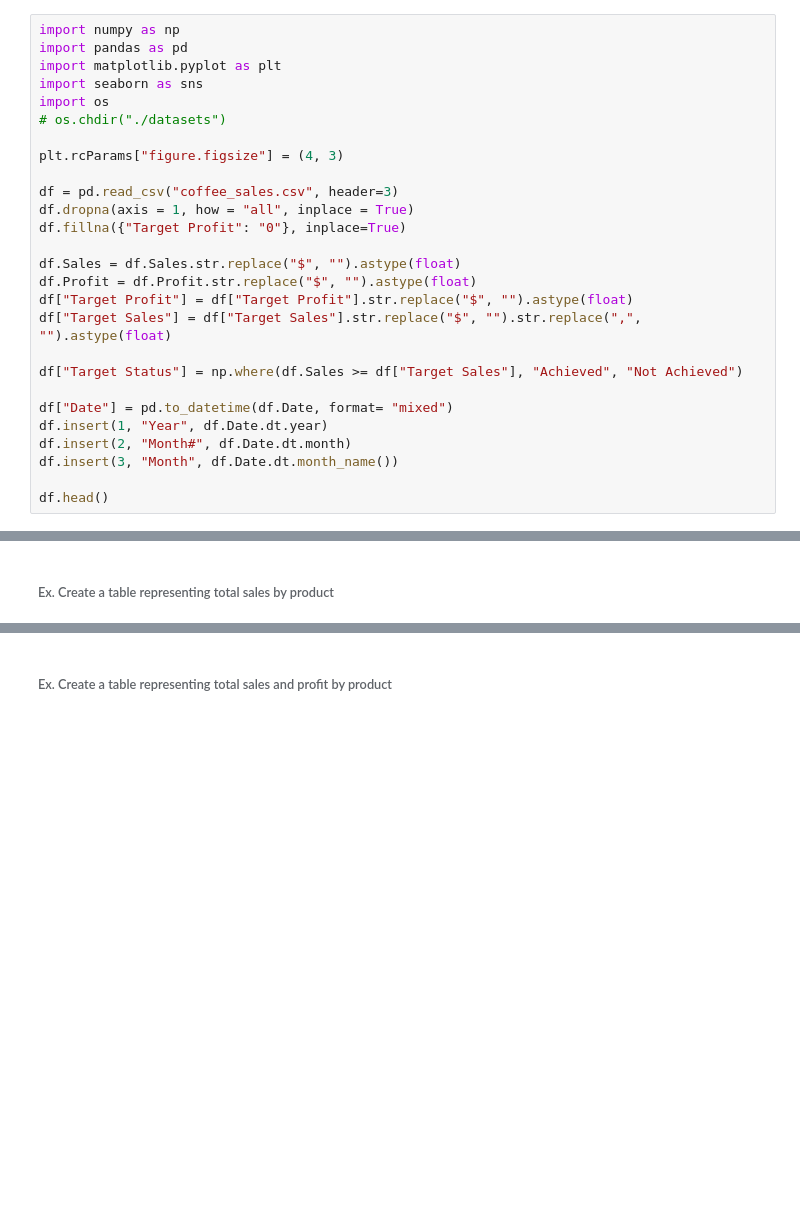
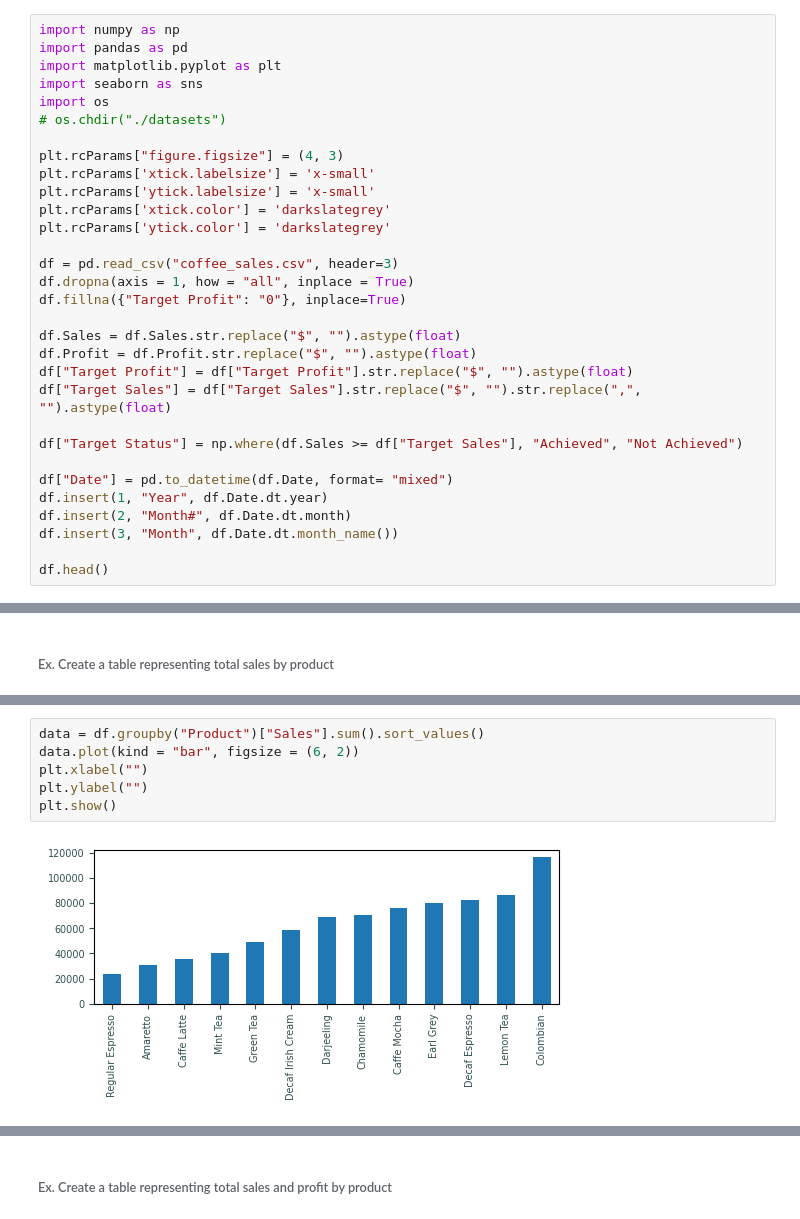
Before and after one commit to knowledge-corner/2025_12_Feb_Python-Data_Viz_analytics, a Jupyter notebook: Classwork/Day - 2 classwork.ipynb, the cells around one changed output, grey strips where cells are left out. Cells and saved outputs as stored; diff of their text form; blank space fills up the shorter version.

```diff
--- a/Classwork/Day - 2 classwork.ipynb
+++ b/Classwork/Day - 2 classwork.ipynb
@@ -972,6 +972,10 @@ import os
 # os.chdir("./datasets")
 
 plt.rcParams["figure.figsize"] = (4, 3)
+plt.rcParams['xtick.labelsize'] = 'x-small'
+plt.rcParams['ytick.labelsize'] = 'x-small'
+plt.rcParams['xtick.color'] = 'darkslategrey'
+plt.rcParams['ytick.color'] = 'darkslategrey'
 
 df = pd.read_csv("coffee_sales.csv", header=3)
 df.dropna(axis = 1, how = "all", inplace = True)
@@ -1319,0 +1344,8 @@ sns.histplot(x = zscores, kde= True)
+# %%
+data = df.groupby("Product")["Sales"].sum().sort_values()
+data.plot(kind = "bar", figsize = (6, 2))
+plt.xlabel("")
+plt.ylabel("")
+plt.show()
+# %% [output]
+[figure, added]
```
Also changed, not shown: parts of 48 cells of this notebook, 1 other file.
